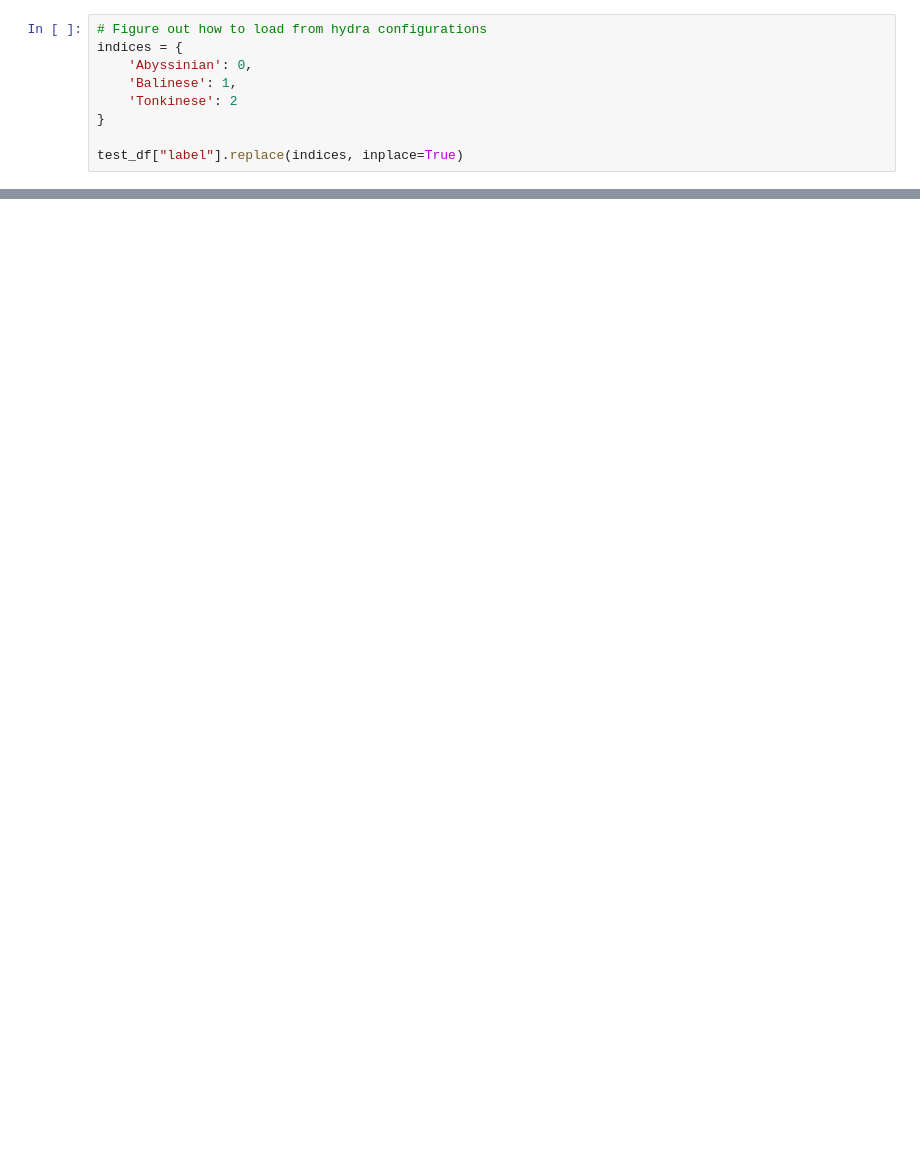
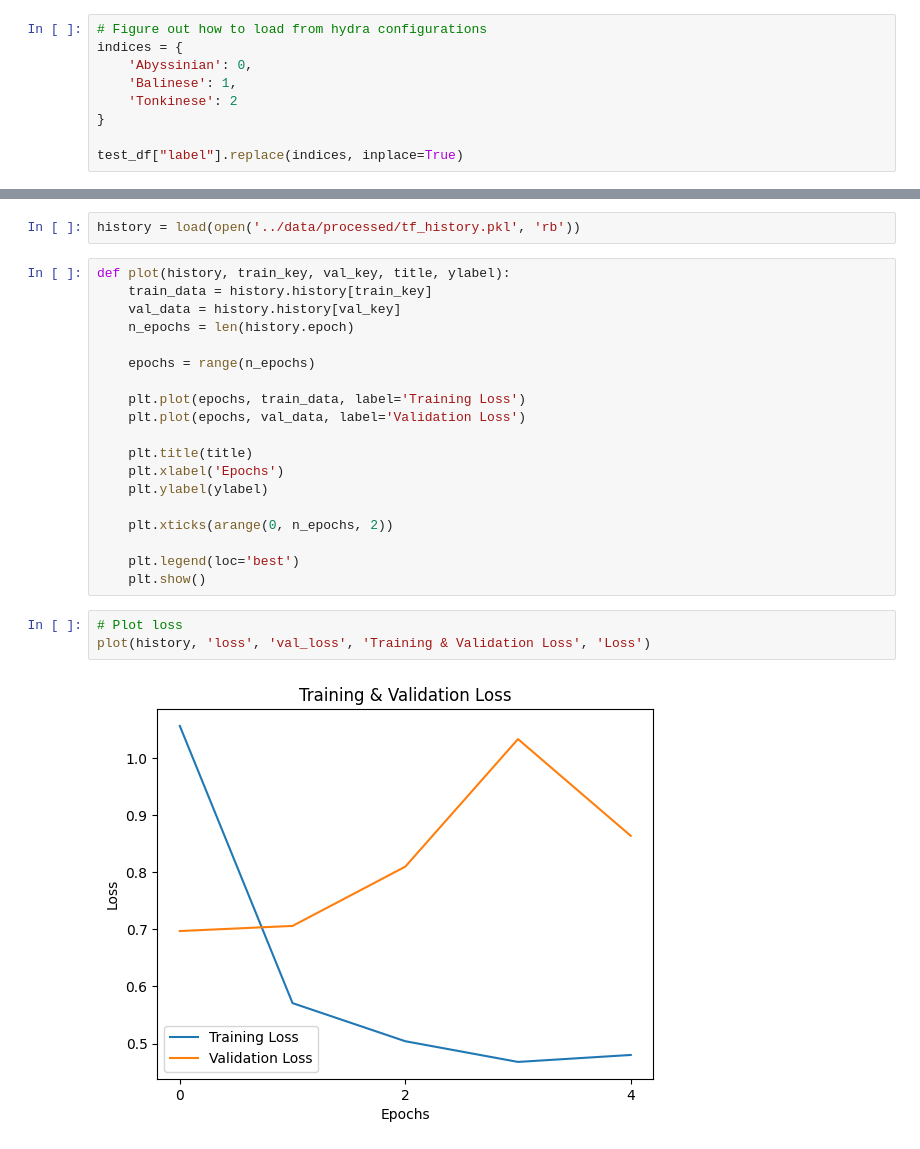
Before and after one commit to zaniarm/cat-breed-classifier, a Jupyter notebook: notebooks/results.ipynb, the cells around one changed output, grey strips where cells are left out. Cells and saved outputs as stored; diff of their text form; blank space fills up the shorter version.

Commit message:
Saved tensorflow history and used it to plot loss and accuracy

```diff
--- a/notebooks/results.ipynb
+++ b/notebooks/results.ipynb
@@ -98,0 +108,26 @@ F1 score:  0.7512331019364267
+# %%
+history = load(open('../data/processed/tf_history.pkl', 'rb'))
+# %%
+def plot(history, train_key, val_key, title, ylabel):
+    train_data = history.history[train_key]
+    val_data = history.history[val_key]
+    n_epochs = len(history.epoch)
+
+    epochs = range(n_epochs)
+
+    plt.plot(epochs, train_data, label='Training Loss')
+    plt.plot(epochs, val_data, label='Validation Loss')
+
+    plt.title(title)
+    plt.xlabel('Epochs')
+    plt.ylabel(ylabel)
+
+    plt.xticks(arange(0, n_epochs, 2))
+
+    plt.legend(loc='best')
+    plt.show()
+# %%
+# Plot loss
+plot(history, 'loss', 'val_loss', 'Training & Validation Loss', 'Loss')
+# %% [output]
+[figure, added]
```
Also changed, not shown: parts of 10 cells of this notebook, 2 other files.
